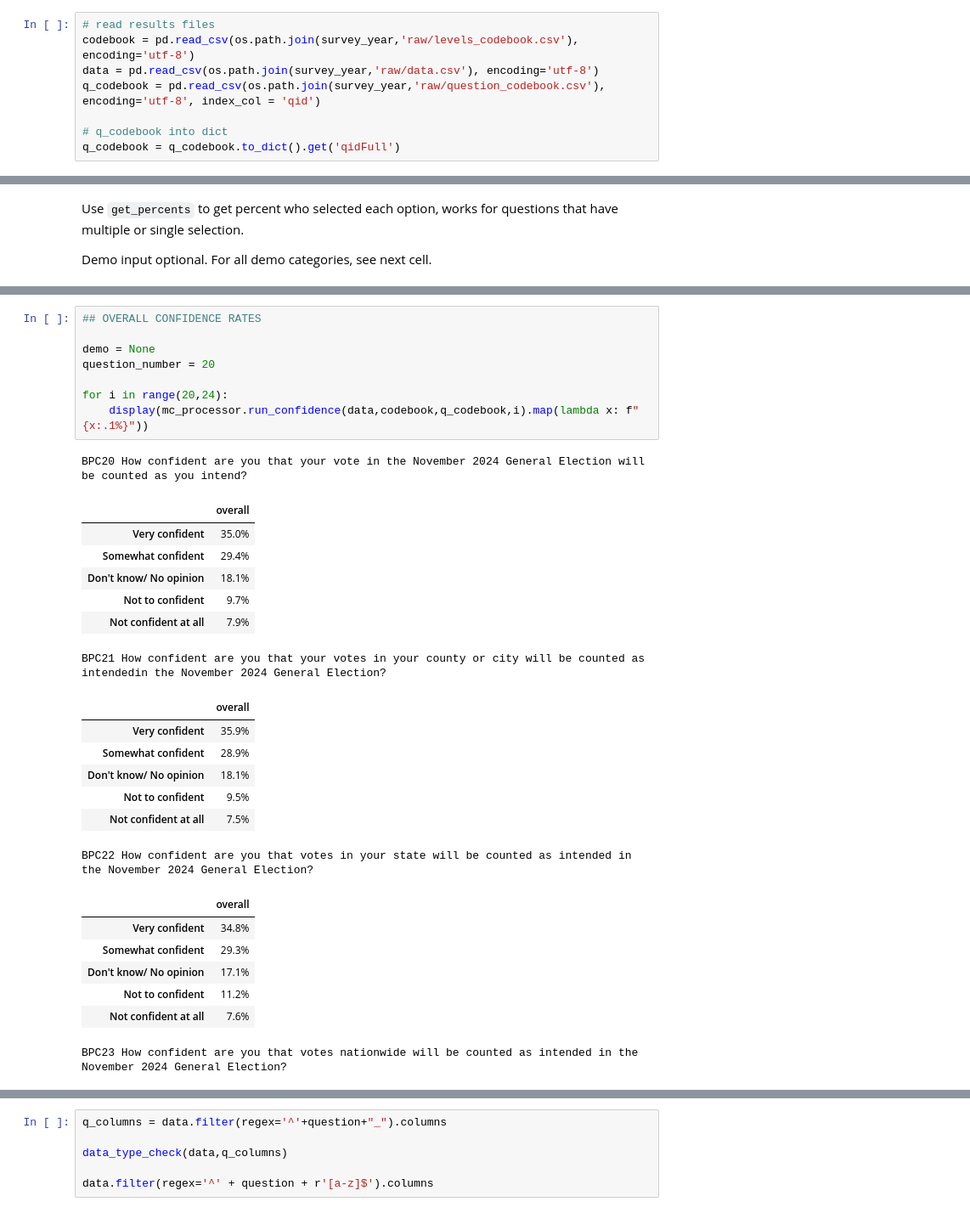
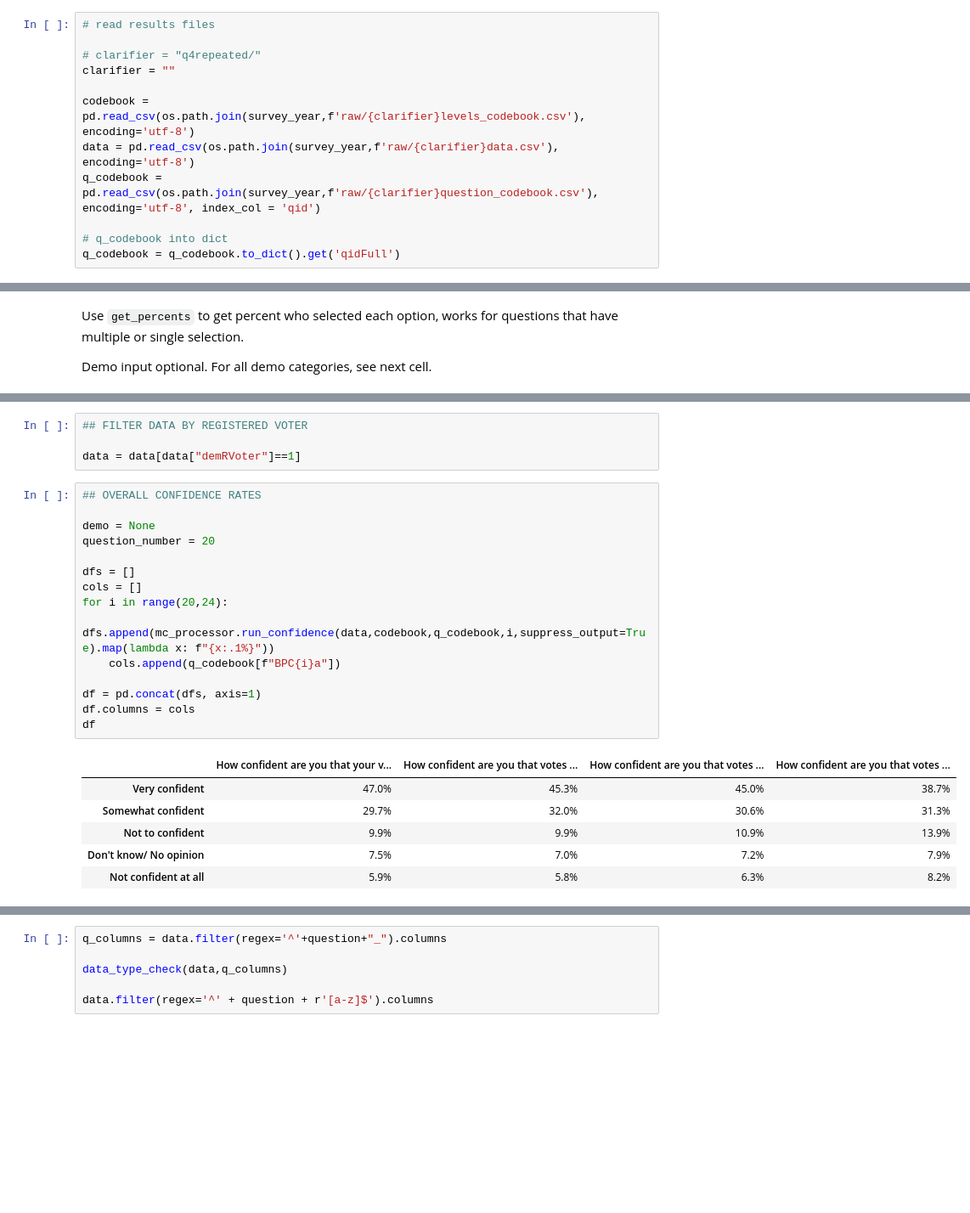
Before and after one commit to Bipartisan-Policy-Center/bpc-election-information-surveys, a Jupyter notebook: analyses.ipynb, the cells around one changed output, grey strips where cells are left out. Shown: that part at 85% size. Cells and saved outputs as stored; diff of their text form; blank space fills up the shorter version.

Commit message:
new data

```diff
--- a/analyses.ipynb
+++ b/analyses.ipynb
@@ -9,9 +9,13 @@ import os
 survey_year = str(2024)
 # %%
 # read results files
-codebook = pd.read_csv(os.path.join(survey_year,'raw/levels_codebook.csv'), encoding='utf-8')
-data = pd.read_csv(os.path.join(survey_year,'raw/data.csv'), encoding='utf-8')
-q_codebook = pd.read_csv(os.path.join(survey_year,'raw/question_codebook.csv'), encoding='utf-8', index_col = 'qid')
+
+# clarifier = "q4repeated/"
+clarifier = ""
+
+codebook = pd.read_csv(os.path.join(survey_year,f'raw/{clarifier}levels_codebook.csv'), encoding='utf-8')
+data = pd.read_csv(os.path.join(survey_year,f'raw/{clarifier}data.csv'), encoding='utf-8')
+q_codebook = pd.read_csv(os.path.join(survey_year,f'raw/{clarifier}question_codebook.csv'), encoding='utf-8', index_col = 'qid')
 
 # q_codebook into dict
 q_codebook = q_codebook.to_dict().get('qidFull')
@@ -50,31 +54,26 @@ BPCxdem5
+# %%
+## FILTER DATA BY REGISTERED VOTER
+
+data = data[data["demRVoter"]==1]
 # %%
 ## OVERALL CONFIDENCE RATES
 
 demo = None
 question_number = 20
 
+dfs = []
+cols = []
 for i in range(20,24):
-    display(mc_processor.run_confidence(data,codebook,q_codebook,i).map(lambda x: f"{x:.1%}"))
+    dfs.append(mc_processor.run_confidence(data,codebook,q_codebook,i,suppress_output=True).map(lambda x: f"{x:.1%}"))
+    cols.append(q_codebook[f"BPC{i}a"])
+
+df = pd.concat(dfs, axis=1)
+df.columns = cols
+df
 # %% [output]
-BPC20 How confident are you that your vote in the November 2024 General Election will be counted as you intend?
-|  | overall |
-| Very confident | 35.0% |
-| Somewhat confident | 29.4% |
-| Don't know/ No opinion | 18.1% |
-| Not to confident | 9.7% |
-| Not confident at all | 7.9% |
+|  | How confident are you that your v... | How confident are you that votes ... | How confident are you that votes ... | How confident are you that votes ... |
+| Very confident | 47.0% | 45.3% | 45.0% | 38.7% |
+| Somewhat confident | 29.7% | 32.0% | 30.6% | 31.3% |
+| Not to confident | 9.9% | 9.9% | 10.9% | 13.9% |
+| Don't know/ No opinion | 7.5% | 7.0% | 7.2% | 7.9% |
+| Not confident at all | 5.9% | 5.8% | 6.3% | 8.2% |
-BPC21 How confident are you that your votes in your county or city will be counted as intendedin the November 2024 General Election?
-|  | overall |
-| Very confident | 35.9% |
-| Somewhat confident | 28.9% |
-| Don't know/ No opinion | 18.1% |
-| Not to confident | 9.5% |
-| Not confident at all | 7.5% |
-BPC22 How confident are you that votes in your state will be counted as intended in the November 2024 General Election?
-|  | overall |
-| Very confident | 34.8% |
-| Somewhat confident | 29.3% |
-| Don't know/ No opinion | 17.1% |
-| Not to confident | 11.2% |
-| Not confident at all | 7.6% |
-BPC23 How confident are you that votes nationwide will be counted as intended in the November 2024 General Election?
```
Also changed, not shown: parts of 8 cells of this notebook, 32 other files.
